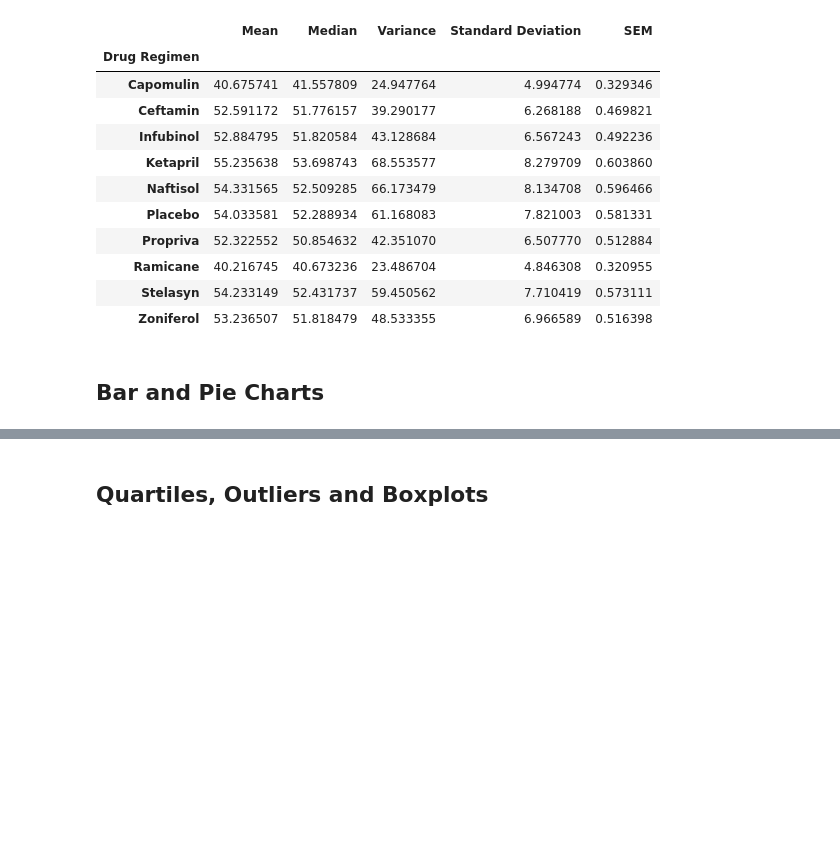
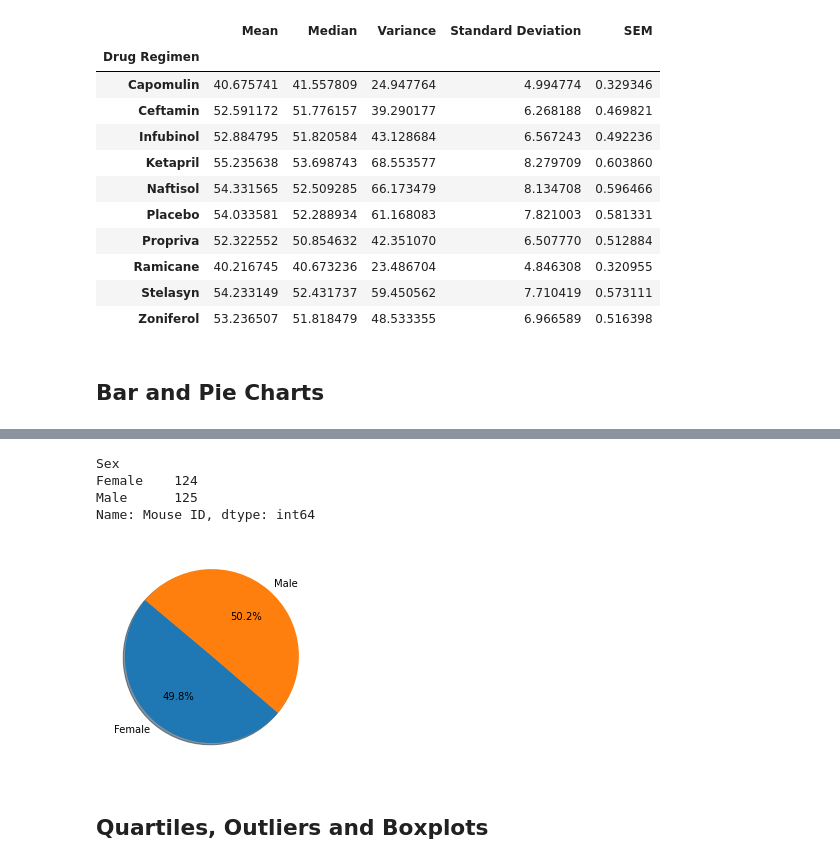
Before and after one commit to sustainedtang/matplotlib-challenge-, a Jupyter notebook: pymaceuticals_starter.ipynb, the cells around one changed output, grey strips where cells are left out. Drawn from its saved outputs; the diff is of its cells as text; code cells hidden in the pictures; blank space fills up the shorter version.

```diff
--- a/pymaceuticals_starter.ipynb
+++ b/pymaceuticals_starter.ipynb
@@ -62,4 +63,5 @@ combined_mice.head()
 # Optional: Get all the data for the duplicate mouse ID.
 # %%
 # Create a clean DataFrame by dropping the duplicate mouse by its ID.
-mice_data = combined_data["Mouse ID"].drop_duplicates()
+mice_data = combined_data.drop_duplicates(subset=["Mouse ID"])
+mice_data
@@ -113,5 +152,16 @@ drug_table
 # %%
 # Generate a pie plot showing the distribution of female versus male mice using pandas
+mice_sex = mice_data.groupby(["Sex"]).count()['Mouse ID']
+labels = ["Female", "Male"]
+
+plt.pie(mice_gender, labels = labels, autopct="%1.1f%%", shadow=True, startangle=140)
+mice_sex.head()
+# %% [output]
+Sex
+Female    124
+Male      125
+Name: Mouse ID, dtype: int64
+[figure, added]
 # %%
 # Generate a pie plot showing the distribution of female versus male mice using pyplot
 # %% [markdown]
```
Also changed, not shown: parts of 6 cells of this notebook.
